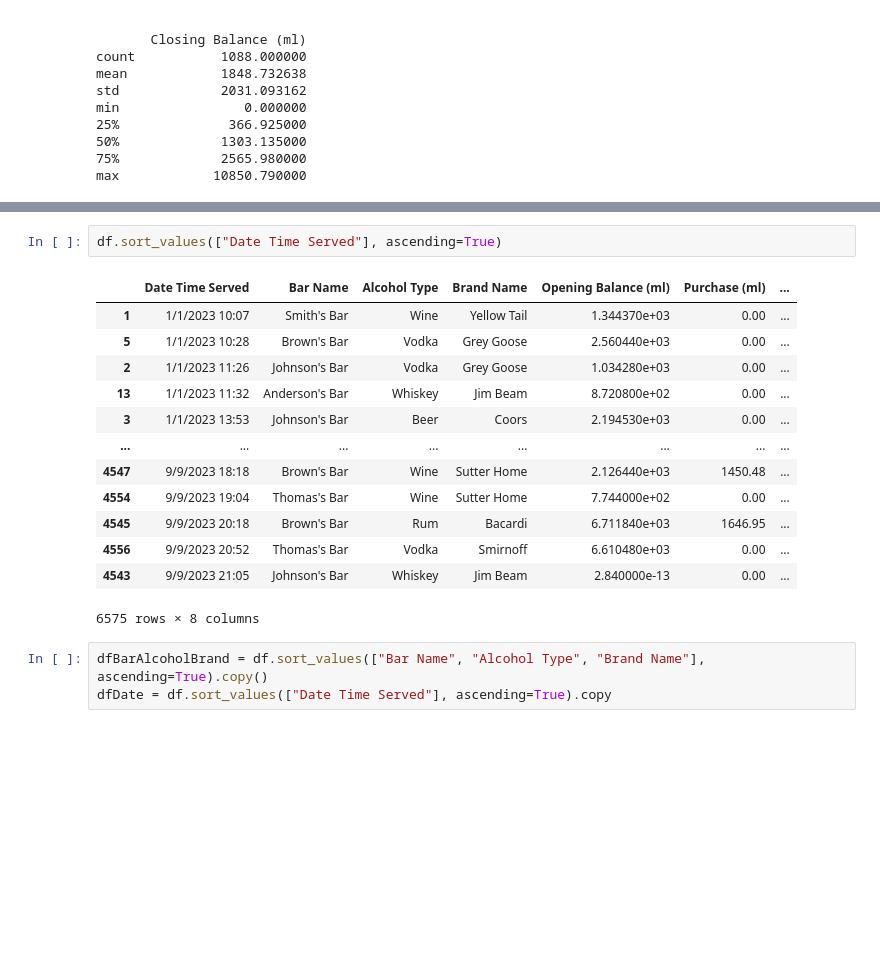
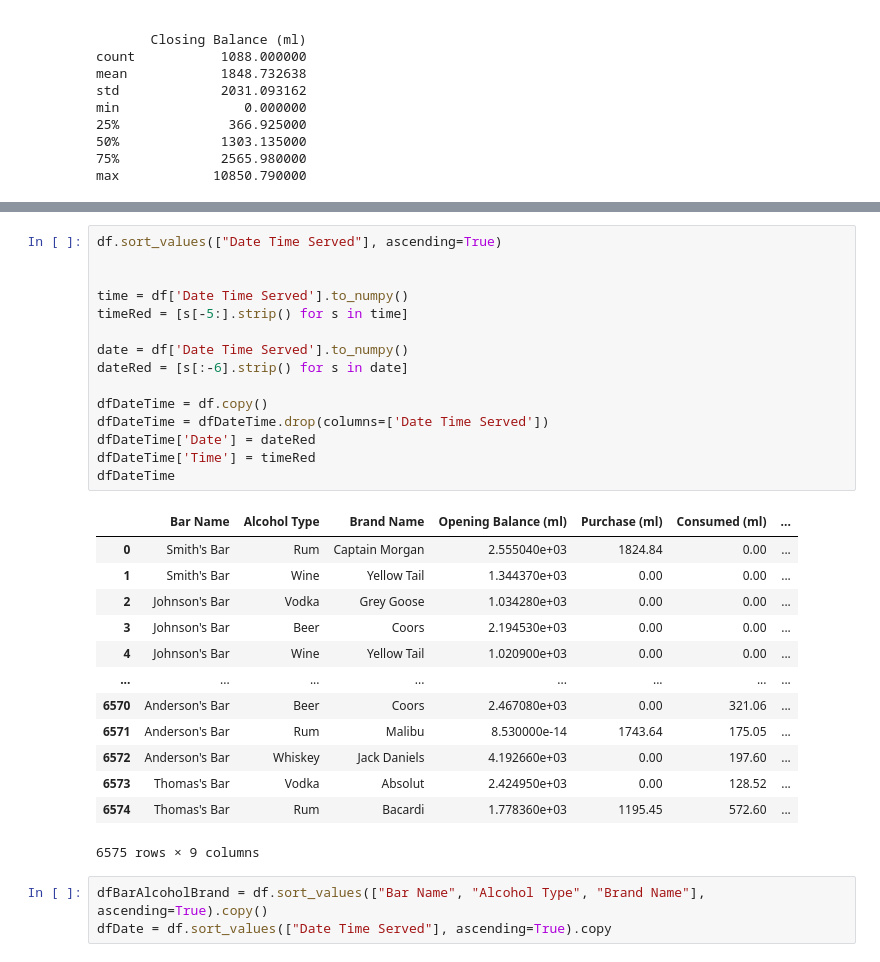
Before and after one commit to SoultySprings/PyProjects, a Jupyter notebook: kristalball/consumptionML.ipynb, the cells around one changed output, grey strips where cells are left out. Cells and saved outputs as stored; diff of their text form; blank space fills up the shorter version.

```diff
--- a/kristalball/consumptionML.ipynb
+++ b/kristalball/consumptionML.ipynb
@@ -119,20 +119,33 @@ dtypes: float64(4), object(4)
 memory usage: 411.1+ KB
 # %%
 df.sort_values(["Date Time Served"], ascending=True)
+
+
+time = df['Date Time Served'].to_numpy()
+timeRed = [s[-5:].strip() for s in time]
+
+date = df['Date Time Served'].to_numpy()
+dateRed = [s[:-6].strip() for s in date]
+
+dfDateTime = df.copy()
+dfDateTime = dfDateTime.drop(columns=['Date Time Served'])
+dfDateTime['Date'] = dateRed
+dfDateTime['Time'] = timeRed
+dfDateTime
 # %% [output]
-|  | Date Time Served | Bar Name | Alcohol Type | Brand Name | Opening Balance (ml) | Purchase (ml) | ... |
-| 1 | 1/1/2023 10:07 | Smith's Bar | Wine | Yellow Tail | 1.344370e+03 | 0.00 | ... |
-| 5 | 1/1/2023 10:28 | Brown's Bar | Vodka | Grey Goose | 2.560440e+03 | 0.00 | ... |
-| 2 | 1/1/2023 11:26 | Johnson's Bar | Vodka | Grey Goose | 1.034280e+03 | 0.00 | ... |
-| 13 | 1/1/2023 11:32 | Anderson's Bar | Whiskey | Jim Beam | 8.720800e+02 | 0.00 | ... |
-| 3 | 1/1/2023 13:53 | Johnson's Bar | Beer | Coors | 2.194530e+03 | 0.00 | ... |
+|  | Bar Name | Alcohol Type | Brand Name | Opening Balance (ml) | Purchase (ml) | Consumed (ml) | ... |
+| 0 | Smith's Bar | Rum | Captain Morgan | 2.555040e+03 | 1824.84 | 0.00 | ... |
+| 1 | Smith's Bar | Wine | Yellow Tail | 1.344370e+03 | 0.00 | 0.00 | ... |
+| 2 | Johnson's Bar | Vodka | Grey Goose | 1.034280e+03 | 0.00 | 0.00 | ... |
+| 3 | Johnson's Bar | Beer | Coors | 2.194530e+03 | 0.00 | 0.00 | ... |
+| 4 | Johnson's Bar | Wine | Yellow Tail | 1.020900e+03 | 0.00 | 0.00 | ... |
 | ... | ... | ... | ... | ... | ... | ... | ... |
-| 4547 | 9/9/2023 18:18 | Brown's Bar | Wine | Sutter Home | 2.126440e+03 | 1450.48 | ... |
-| 4554 | 9/9/2023 19:04 | Thomas's Bar | Wine | Sutter Home | 7.744000e+02 | 0.00 | ... |
-| 4545 | 9/9/2023 20:18 | Brown's Bar | Rum | Bacardi | 6.711840e+03 | 1646.95 | ... |
-| 4556 | 9/9/2023 20:52 | Thomas's Bar | Vodka | Smirnoff | 6.610480e+03 | 0.00 | ... |
-| 4543 | 9/9/2023 21:05 | Johnson's Bar | Whiskey | Jim Beam | 2.840000e-13 | 0.00 | ... |
+| 6570 | Anderson's Bar | Beer | Coors | 2.467080e+03 | 0.00 | 321.06 | ... |
+| 6571 | Anderson's Bar | Rum | Malibu | 8.530000e-14 | 1743.64 | 175.05 | ... |
+| 6572 | Anderson's Bar | Whiskey | Jack Daniels | 4.192660e+03 | 0.00 | 197.60 | ... |
+| 6573 | Thomas's Bar | Vodka | Absolut | 2.424950e+03 | 0.00 | 128.52 | ... |
+| 6574 | Thomas's Bar | Rum | Bacardi | 1.778360e+03 | 1195.45 | 572.60 | ... |
-6575 rows × 8 columns
+6575 rows × 9 columns
 # %%
 dfBarAlcoholBrand = df.sort_values(["Bar Name", "Alcohol Type", "Brand Name"], ascending=True).copy()
 dfDate = df.sort_values(["Date Time Served"], ascending=True).copy
```
Also changed, not shown: parts of 4 cells of this notebook.
